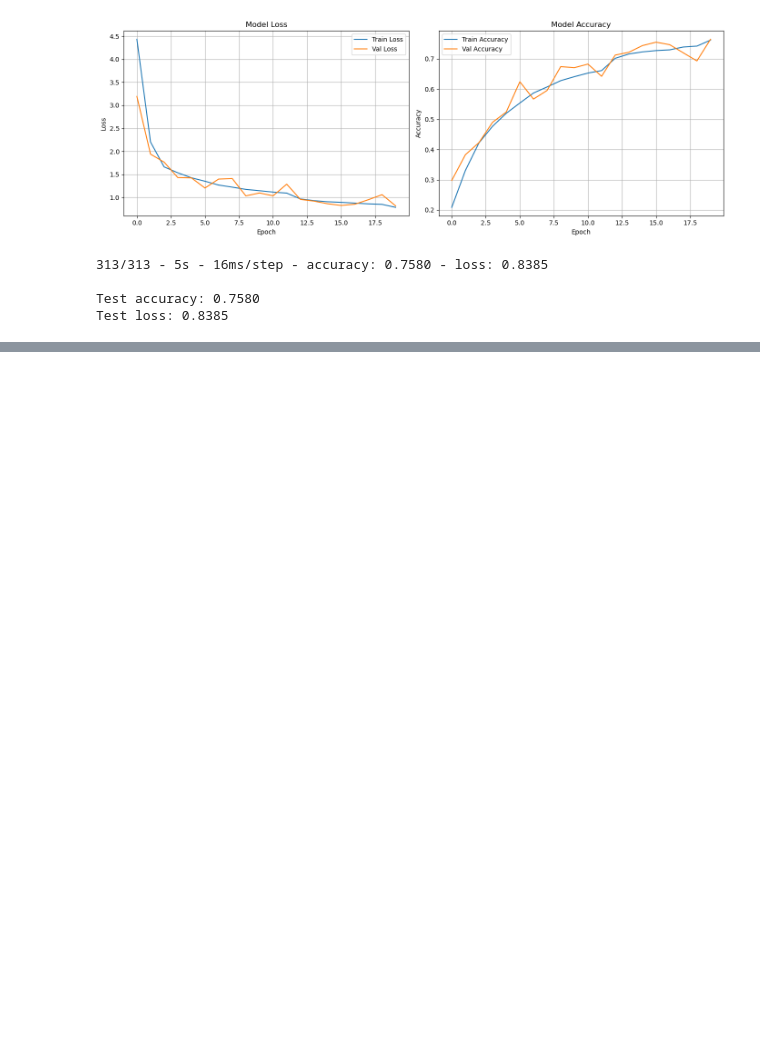
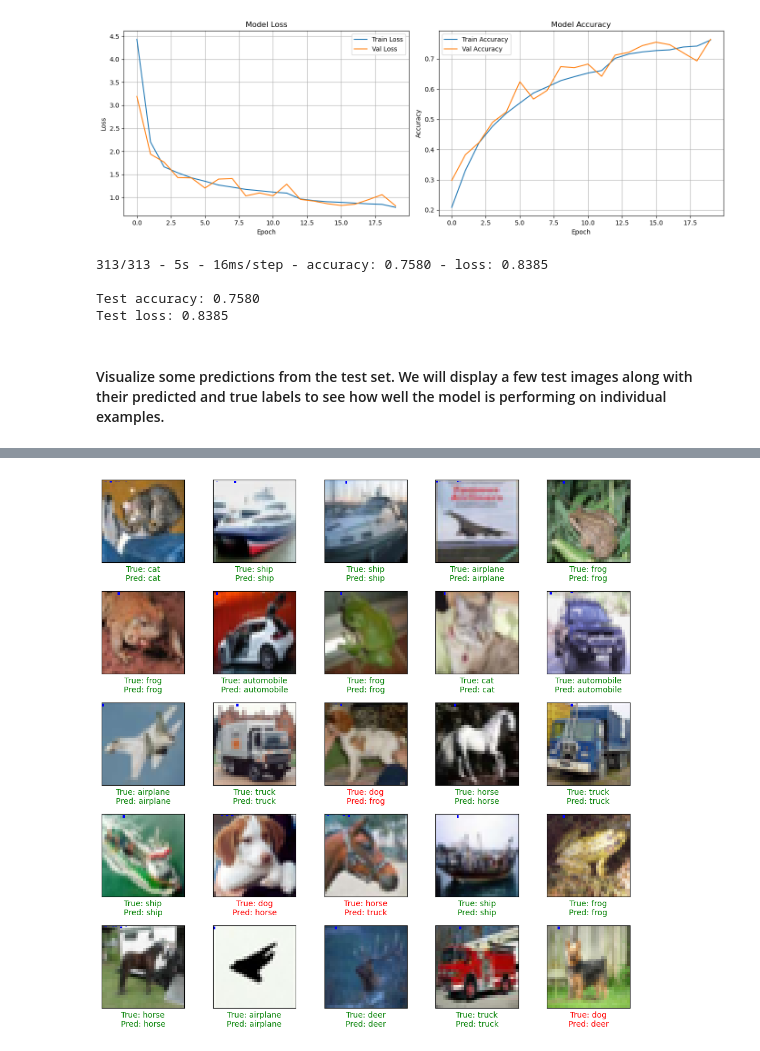
Before and after one commit to janneesa/MetropoliaNeuralNetworkProject, a Jupyter notebook: 1_CIFAR-10/daniel/CIFAR-10-CNN-daniel.ipynb, the cells around one changed output, grey strips where cells are left out. Saved outputs shown, nothing was run; the diff lists cells and outputs as text; code cells hidden in the pictures; blank space fills up the shorter version.

```diff
--- a/1_CIFAR-10/daniel/CIFAR-10-CNN-daniel.ipynb
+++ b/1_CIFAR-10/daniel/CIFAR-10-CNN-daniel.ipynb
@@ -218,3 +218,27 @@ print(f"Test loss: {test_loss:.4f}")
 
 Test accuracy: 0.7580
 Test loss: 0.8385
+# %% [markdown]
+#### Visualize some predictions from the test set. We will display a few test images along with their predicted and true labels to see how well the model is performing on individual examples.
+# %%
+
+y_pred = model.predict(x_test)
+y_pred_classes = np.argmax(y_pred, axis=1)
+y_true_classes = np.argmax(y_test, axis=1)
+
+plt.figure(figsize=(10,10))
+for i in range(25):
+    plt.subplot(5,5,i+1)
+    plt.xticks([])
+    plt.yticks([])
+    plt.grid(False)
+    plt.imshow(x_test[i])
+    true_label = class_names[y_true_classes[i]]
+    pred_label = class_names[y_pred_classes[i]]
+    color = 'green' if true_label == pred_label else 'red'
+    plt.xlabel(f"True: {true_label}\nPred: {pred_label}", color=color)
+    plt.bar(class_names, y_pred[i], color='blue')
+    plt.xticks(rotation=90)
+plt.tight_layout()
+plt.show()
+# %% [output]
@@ -220,0 +246 @@ Test loss: 0.8385
+[figure, added]
```
Also changed, not shown: parts of 8 cells of this notebook.
